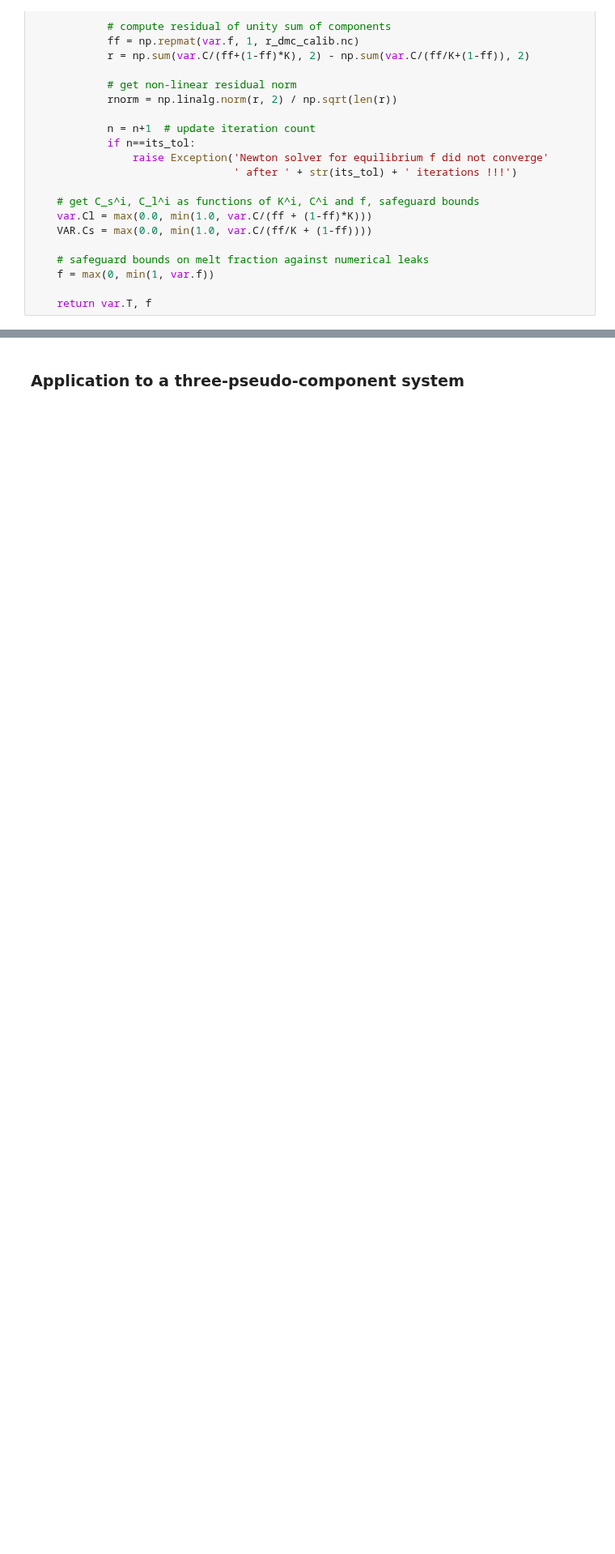
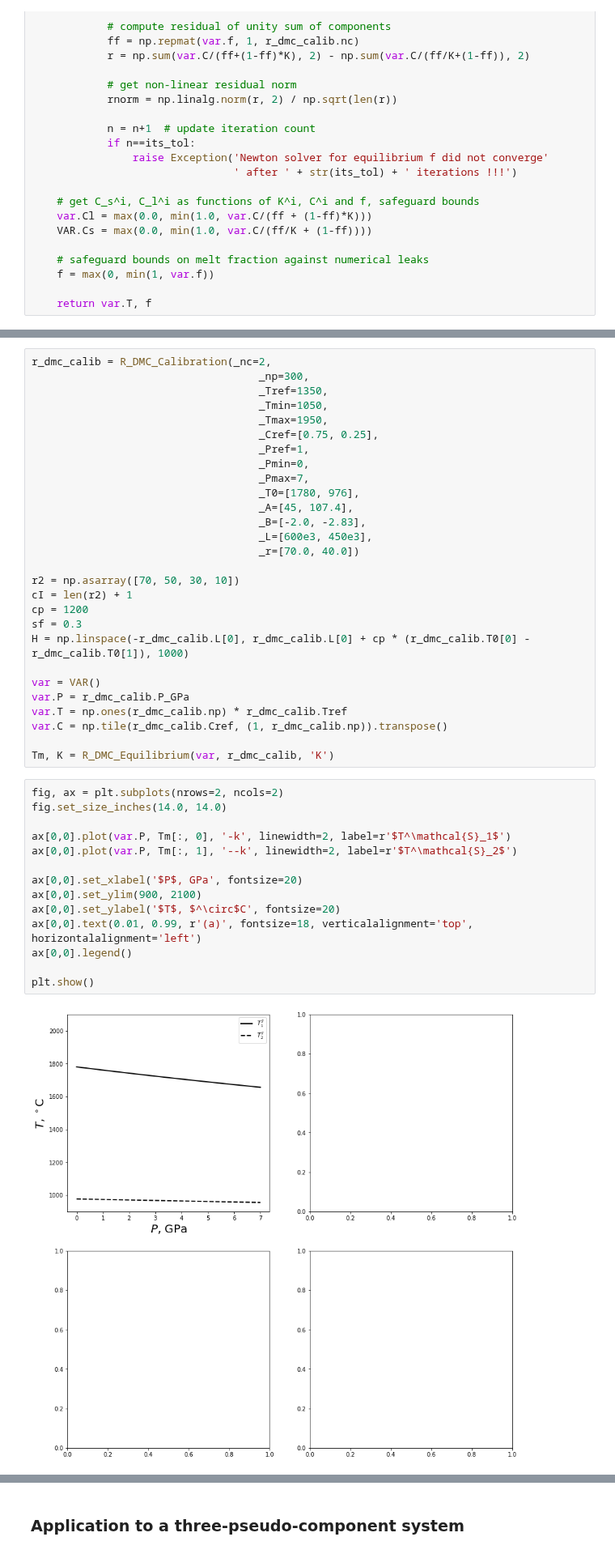
Before and after one commit to FoaLab/partially-molten-rock-PUP, a Jupyter notebook: content/ch10.ipynb, the cells around one changed output, grey strips where cells are left out. Shown at 81% size. Saved outputs shown, nothing was run; the diff lists cells and outputs as text; blank space fills up the shorter version.

Commit message:
introduction of figures 10.1 and 10.2

```diff
--- a/content/ch10.ipynb
+++ b/content/ch10.ipynb
@@ -310,0 +300,44 @@ plt.show()
+# %%
+r_dmc_calib = R_DMC_Calibration(_nc=2,
+                                    _np=300,
+                                    _Tref=1350,
+                                    _Tmin=1050,
+                                    _Tmax=1950,
+                                    _Cref=[0.75, 0.25],
+                                    _Pref=1,
+                                    _Pmin=0,
+                                    _Pmax=7,
+                                    _T0=[1780, 976],
+                                    _A=[45, 107.4],
+                                    _B=[-2.0, -2.83],
+                                    _L=[600e3, 450e3],
+                                    _r=[70.0, 40.0])
+
+r2 = np.asarray([70, 50, 30, 10])
+cI = len(r2) + 1
+cp = 1200
+sf = 0.3
+H = np.linspace(-r_dmc_calib.L[0], r_dmc_calib.L[0] + cp * (r_dmc_calib.T0[0] - r_dmc_calib.T0[1]), 1000)
+
+var = VAR()
+var.P = r_dmc_calib.P_GPa
+var.T = np.ones(r_dmc_calib.np) * r_dmc_calib.Tref
+var.C = np.tile(r_dmc_calib.Cref, (1, r_dmc_calib.np)).transpose()
+
+Tm, K = R_DMC_Equilibrium(var, r_dmc_calib, 'K')
+# %%
+fig, ax = plt.subplots(nrows=2, ncols=2)
+fig.set_size_inches(14.0, 14.0)
+
+ax[0,0].plot(var.P, Tm[:, 0], '-k', linewidth=2, label=r'$T^\mathcal{S}_1$')
+ax[0,0].plot(var.P, Tm[:, 1], '--k', linewidth=2, label=r'$T^\mathcal{S}_2$')
+
+ax[0,0].set_xlabel('$P$, GPa', fontsize=20)
+ax[0,0].set_ylim(900, 2100)
+ax[0,0].set_ylabel('$T$, $^\circ$C', fontsize=20)
+ax[0,0].text(0.01, 0.99, r'(a)', fontsize=18, verticalalignment='top', horizontalalignment='left')
+ax[0,0].legend()
+
+plt.show()
+# %% [output]
+[figure, added]
```
Also changed, not shown: parts of 9 cells of this notebook.
